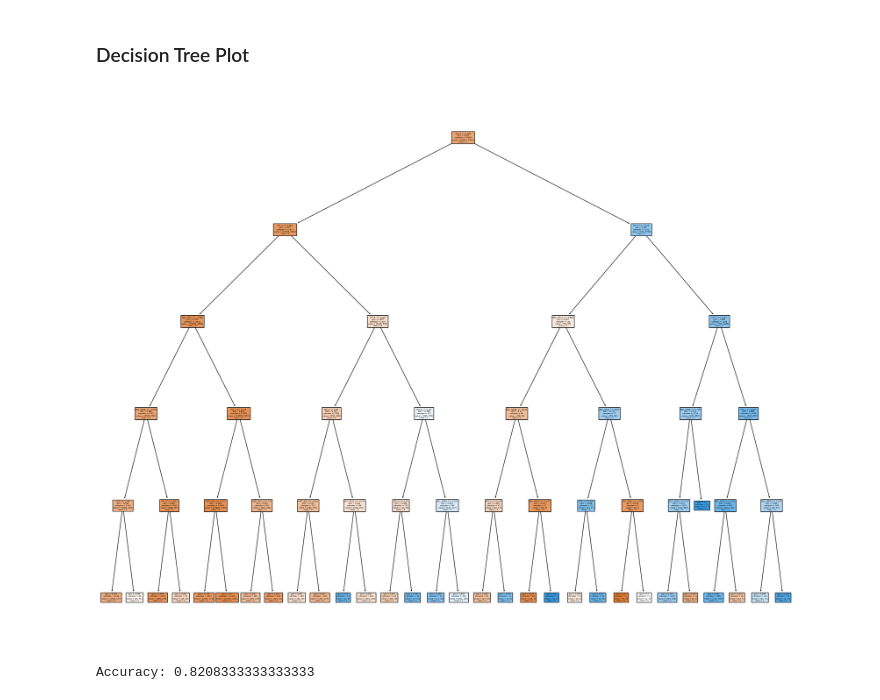
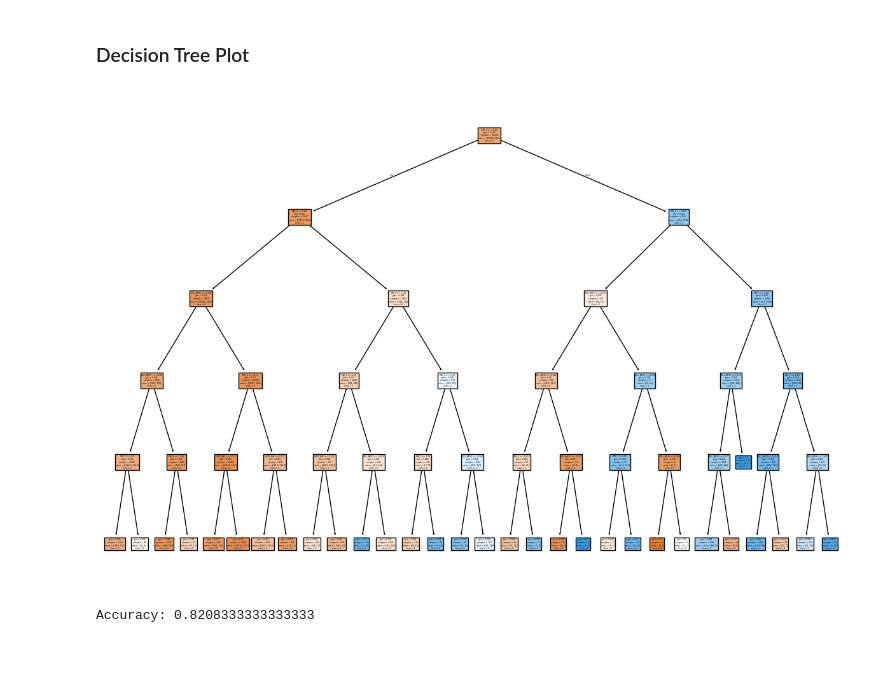
Before and after one commit to clarktommie/DTSC2302_Project1, a Jupyter notebook: DTSC_project1.ipynb, the cells around one changed output. Saved outputs shown, nothing was run; the diff lists cells and outputs as text; code cells hidden in the pictures; blank space fills up the shorter version.

Commit message:
decision tree smaller

```diff
--- a/DTSC_project1.ipynb
+++ b/DTSC_project1.ipynb
@@ -105,7 +105,7 @@ X_train_scaled = scaler.fit_transform(X_train)
 X_test_scaled = scaler.transform(X_test)
 
 # Create a decision tree classifier and fit it to the scaled training data
-dtree = DecisionTreeClassifier()
+dtree = DecisionTreeClassifier(max_depth=10, min_samples_split=5, min_samples_leaf=2)
 dtree.fit(X_train_scaled, y_train)
 
 # Make predictions on the scaled test set
@@ -137,10 +143,10 @@ DecisionTreeClassifier(max_depth=5, min_samples_leaf=2, min_samples_split=5)
 # %%
 
 ## create a plot of the Decision Tree
-fig = plt.figure(figsize=(25, 20))
+fig = plt.figure(figsize=(15, 10))
 _ = tree.plot_tree(dt_pre_pruned, feature_names=feature_names, class_names=target_names, filled=True)
 # %% [output]
-[figure, old version]
+[figure, new version]
 # %%
 y_pred = dt_pre_pruned.predict(X_test_scaled)
 
```
Also changed, not shown: parts of 4 cells of this notebook.
